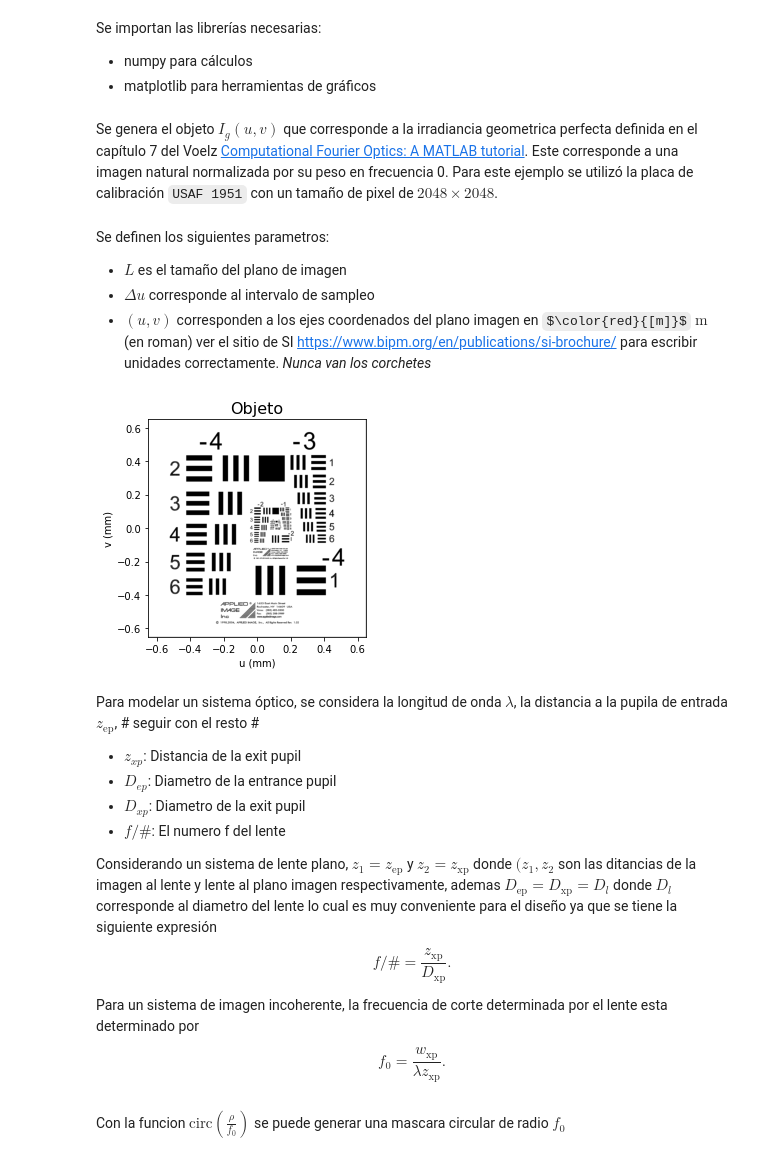
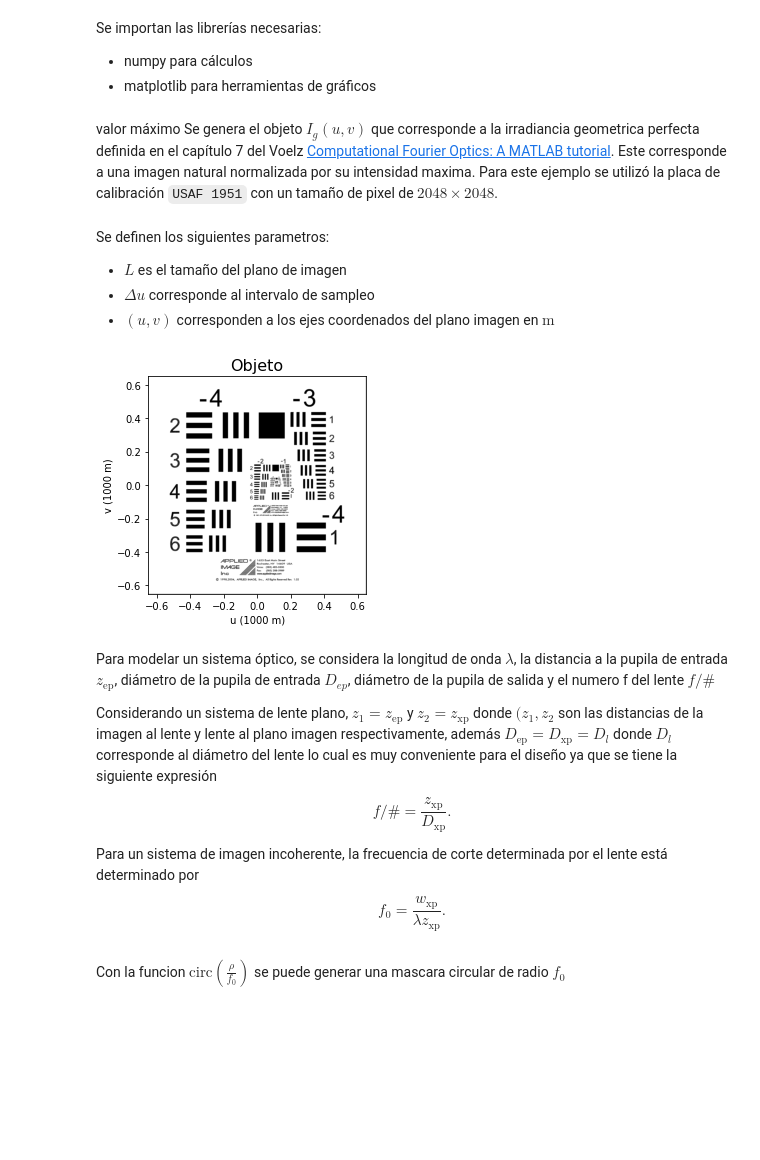
Before and after one commit to dar10p/atmos-optics, a Jupyter notebook: Tarea_1_Imaging_Simulator_Felipe.ipynb, the cells around one changed output. Drawn from its saved outputs; the diff is of its cells as text; code cells hidden in the pictures; some formulas as TeX source; blank space fills up the shorter version.

```diff
--- a/Tarea_1_Imaging_Simulator_Felipe.ipynb
+++ b/Tarea_1_Imaging_Simulator_Felipe.ipynb
@@ -22,7 +22,7 @@ from skimage.color import rgb2gray
 from skimage.transform import resize
 from matplotlib.pyplot import figure
 # %% [markdown]
-Se genera el objeto $I_g(u,v)$ que corresponde a la irradiancia geometrica perfecta definida en el capítulo 7 del Voelz [Computational Fourier Optics: A MATLAB tutorial](https://drive.google.com/file/d/1URAoRYjupz7E_ei5rFyL-uzsaPJHpiK9/view). Este corresponde a una imagen natural normalizada por su peso en frecuencia 0. Para este ejemplo se utilizó la placa de calibración `USAF 1951` con un tamaño de pixel de $2048 \times 2048$.
+valor máximo Se genera el objeto $I_g(u,v)$ que corresponde a la irradiancia geometrica perfecta definida en el capítulo 7 del Voelz [Computational Fourier Optics: A MATLAB tutorial](https://drive.google.com/file/d/1URAoRYjupz7E_ei5rFyL-uzsaPJHpiK9/view). Este corresponde a una imagen natural normalizada por su intensidad maxima. Para este ejemplo se utilizó la placa de calibración `USAF 1951` con un tamaño de pixel de $2048 \times 2048$.
 # %%
 size= 2048
 im = plt.imread('/content/drive/My Drive/Colab Notebooks/usaf.jpg') #Mount your drive and RUN
@@ -36,29 +36,25 @@ Ig = Ig/np.amax(Ig) # normalize by the maximum (not weight at frequency 0). This
 Se definen los siguientes parametros:
 *   $L$ es el tamaño del plano de imagen
 *   $\Delta u$ corresponde al intervalo de sampleo
-*   $(u,v)$ corresponden a los ejes coordenados del plano imagen en $\color{red}{[m]}$ $\text{m}$ (en roman) ver el sitio de SI https://www.bipm.org/en/publications/si-brochure/ para escribir unidades correctamente. *Nunca van los corchetes*
+*   $(u,v)$ corresponden a los ejes coordenados del plano imagen en $\text{m}$
 # %%
 L = 1.3*10**-3 #Side length
 du = L/M
 u = np.linspace(-(L/2),(L/2),size)
 v = u
 
 plt.imshow(Ig,'gray',extent = [-(L/2)*1000 , (L/2)*1000, -(L/2)*1000, (L/2)*1000])
 plt.title('Objeto', fontsize=16)
-plt.xlabel('u (mm)') # metros o milimetros?
-plt.ylabel('v (mm)')
+plt.xlabel('u (1000 m)') # meters
+plt.ylabel('v (1000 m)')
 plt.show()
 # %% [output]
-[figure, old version]
+[figure, new version]
 # %% [markdown]
-Para modelar un sistema óptico, se considera la longitud de onda $\lambda$, la distancia a la pupila de entrada $z_\text{ep}$, # seguir con el resto #
-*   $z_{xp}$: Distancia de la exit pupil
-*   $D_{ep}$: Diametro de la entrance pupil
-*   $D_{xp}$: Diametro de la exit pupil
-*   $f/\text{#}$: El numero f del lente
+Para modelar un sistema óptico, se considera la longitud de onda $\lambda$, la distancia a la pupila de entrada $z_\text{ep}$, diámetro de la pupila de entrada $D_{ep}$, diámetro de la pupila de salida y el numero f del lente $f/\text{#}$
 
-Considerando un sistema de lente plano, $z_1=z_\text{ep}$ y $z_2=z_\text{xp}$ donde $(z_1,z_2$ son las ditancias de la imagen al lente y lente al plano imagen respectivamente, ademas $D_\text{ep} = D_\text{xp} = D_l$ donde $D_l$ corresponde al diametro del lente lo cual es muy conveniente para el diseño ya que se tiene la siguiente expresión $$f/\text{#} = \frac{z_\text{xp}}{D_\text{xp}}. $$
+Considerando un sistema de lente plano, $z_1=z_\text{ep}$ y $z_2=z_\text{xp}$ donde $(z_1,z_2$ son las distancias de la imagen al lente y lente al plano imagen respectivamente, además $D_\text{ep} = D_\text{xp} = D_l$ donde $D_l$ corresponde al diámetro del lente lo cual es muy conveniente para el diseño ya que se tiene la siguiente expresión $$f/\text{#} = \frac{z_\text{xp}}{D_\text{xp}}. $$
 
-Para un sistema de imagen incoherente, la frecuencia de corte determinada por el lente esta determinado por $$ f_0 = \frac{w_\text{xp}}{\lambda z_\text{xp}}.$$
+Para un sistema de imagen incoherente, la frecuencia de corte determinada por el lente está determinado por $$ f_0 = \frac{w_\text{xp}}{\lambda z_\text{xp}}.$$
 # %%
 lamb = 0.5*10**-6
```
Also changed, not shown: parts of 20 cells of this notebook.
